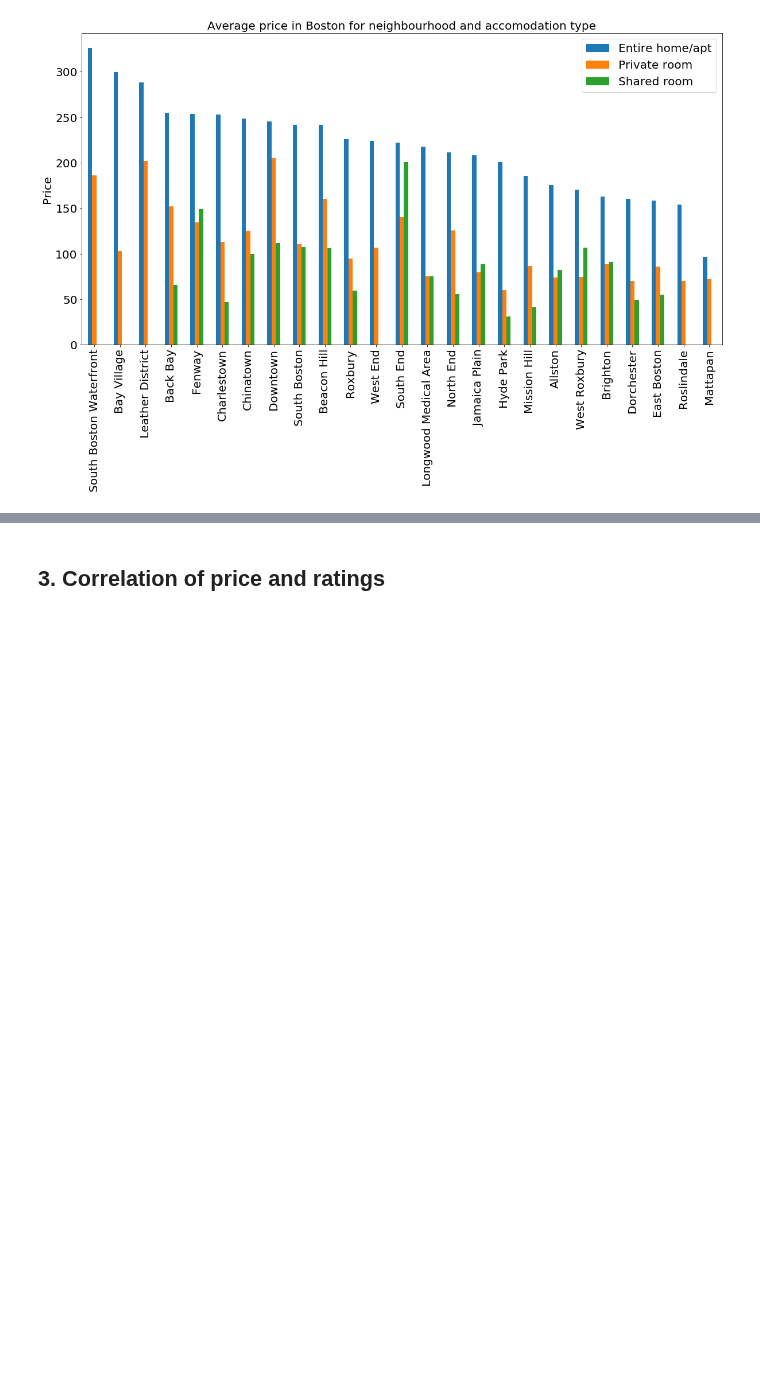
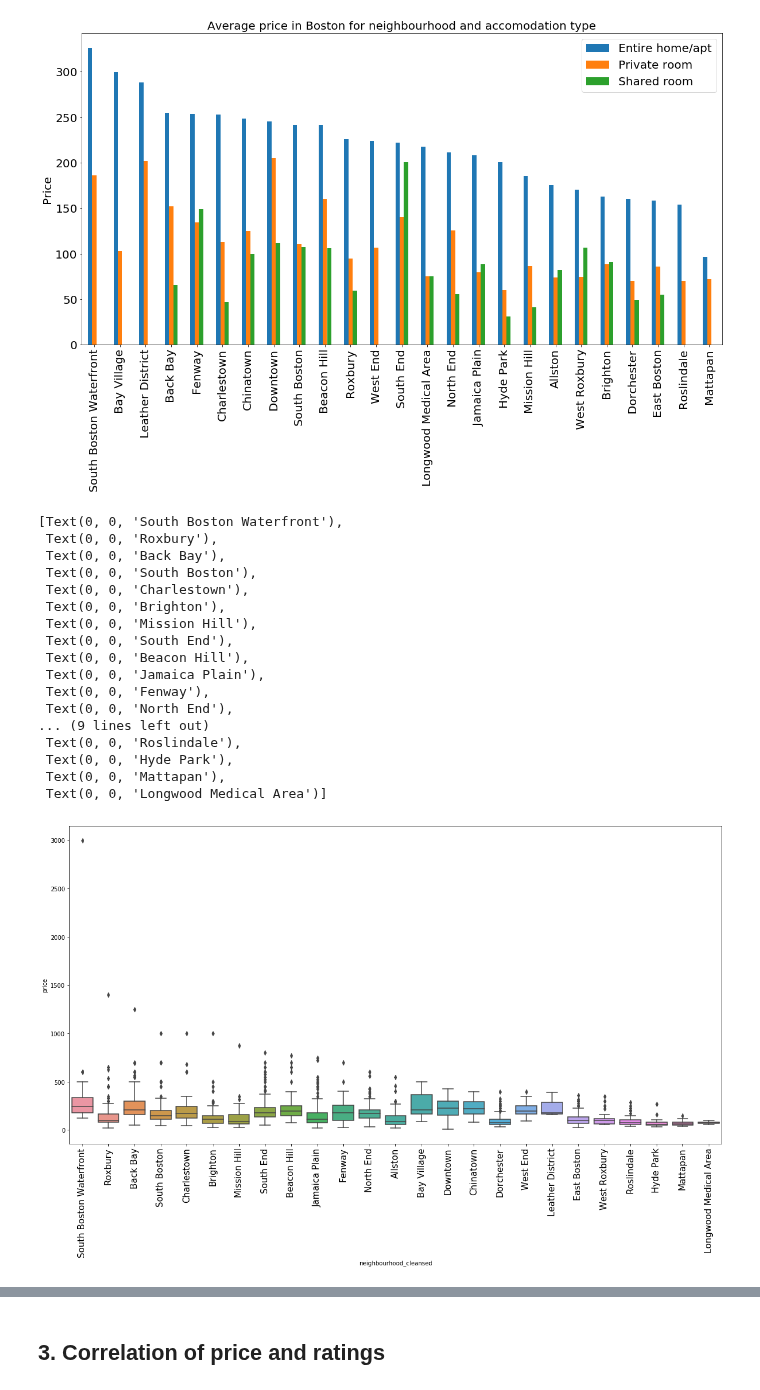
Before and after one commit to Duratorre/AirBnB-Data-Analysis, a Jupyter notebook: Analysis.ipynb, the cells around one changed output, grey strips where cells are left out. Cells and saved outputs as stored; diff of their text form; code cells hidden in the pictures; blank space fills up the shorter version.

```diff
--- a/Analysis.ipynb
+++ b/Analysis.ipynb
@@ -446,4 +457,33 @@ plt.ylabel('Price', fontsize=20)
 # %% [output]
 Text(0, 0.5, 'Price')
 [figure]
+# %%
+figure(figsize=(20,10))
+df_lis_bos_box = df_lis_bos_compare[df_lis_compare.room_type == 'Entire home/apt']
+#df_lis_box['neighbourhood'] = df_lis_box['neighbourhood_cleansed']
+
+ax = sns.boxplot(y='price', x='neighbourhood_cleansed',
+                 data=df_lis_bos_box.sort_values(by='price', ascending=False))
+                 #palette="colorblind",
+                 #hue='neighbourhood_cleansed')
+ax.set_xticklabels(ax.get_xticklabels(), rotation=90, fontsize=15)
+# %% [output]
+[Text(0, 0, 'South Boston Waterfront'),
+ Text(0, 0, 'Roxbury'),
+ Text(0, 0, 'Back Bay'),
+ Text(0, 0, 'South Boston'),
+ Text(0, 0, 'Charlestown'),
+ Text(0, 0, 'Brighton'),
+ Text(0, 0, 'Mission Hill'),
+ Text(0, 0, 'South End'),
+ Text(0, 0, 'Beacon Hill'),
+ Text(0, 0, 'Jamaica Plain'),
+ Text(0, 0, 'Fenway'),
+ Text(0, 0, 'North End'),
+... (9 lines left out)
+ Text(0, 0, 'Roslindale'),
+ Text(0, 0, 'Hyde Park'),
+ Text(0, 0, 'Mattapan'),
+ Text(0, 0, 'Longwood Medical Area')]
+[figure, added]
 # %% [markdown]
```
Also changed, not shown: parts of 32 cells of this notebook.
